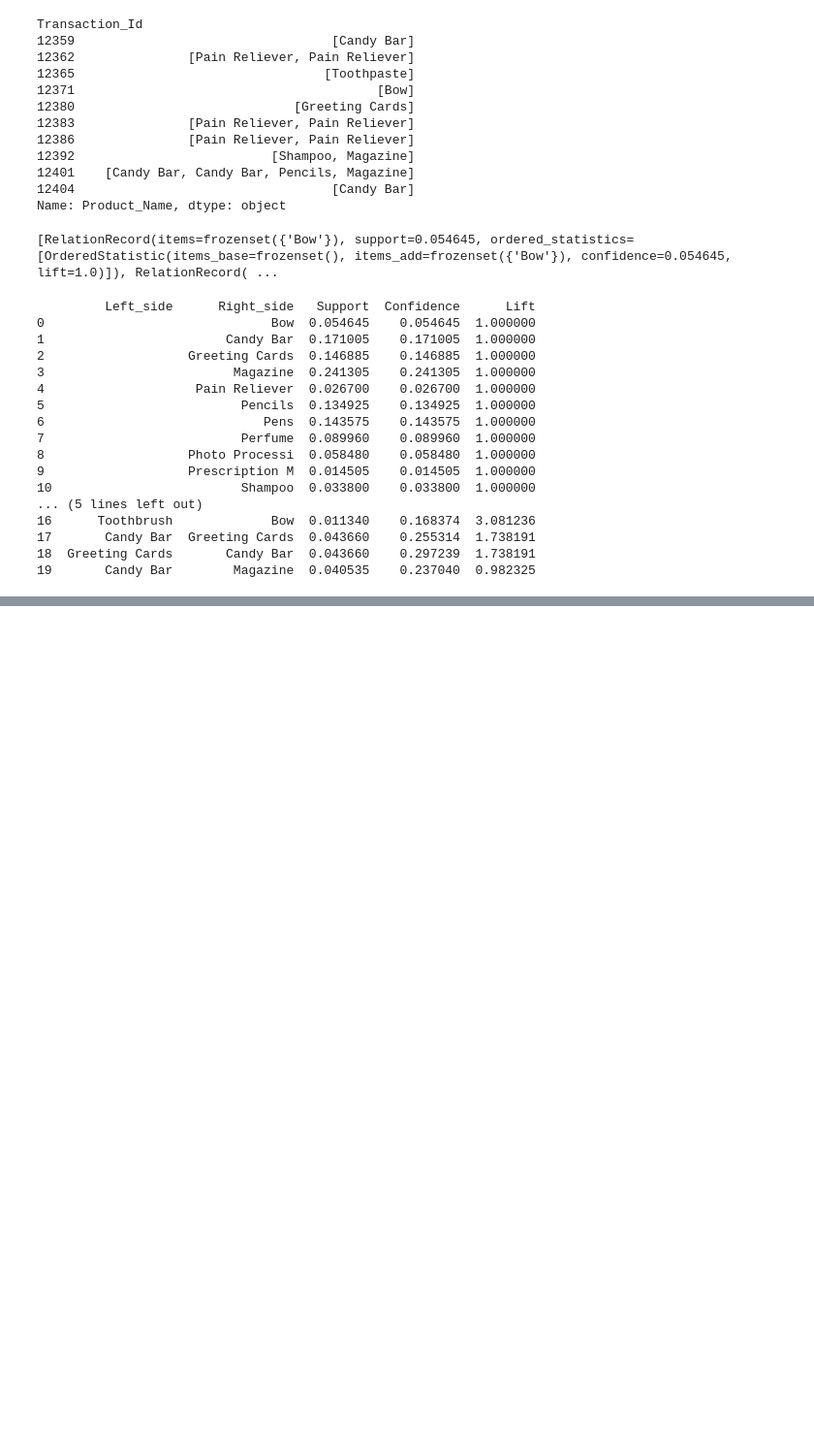
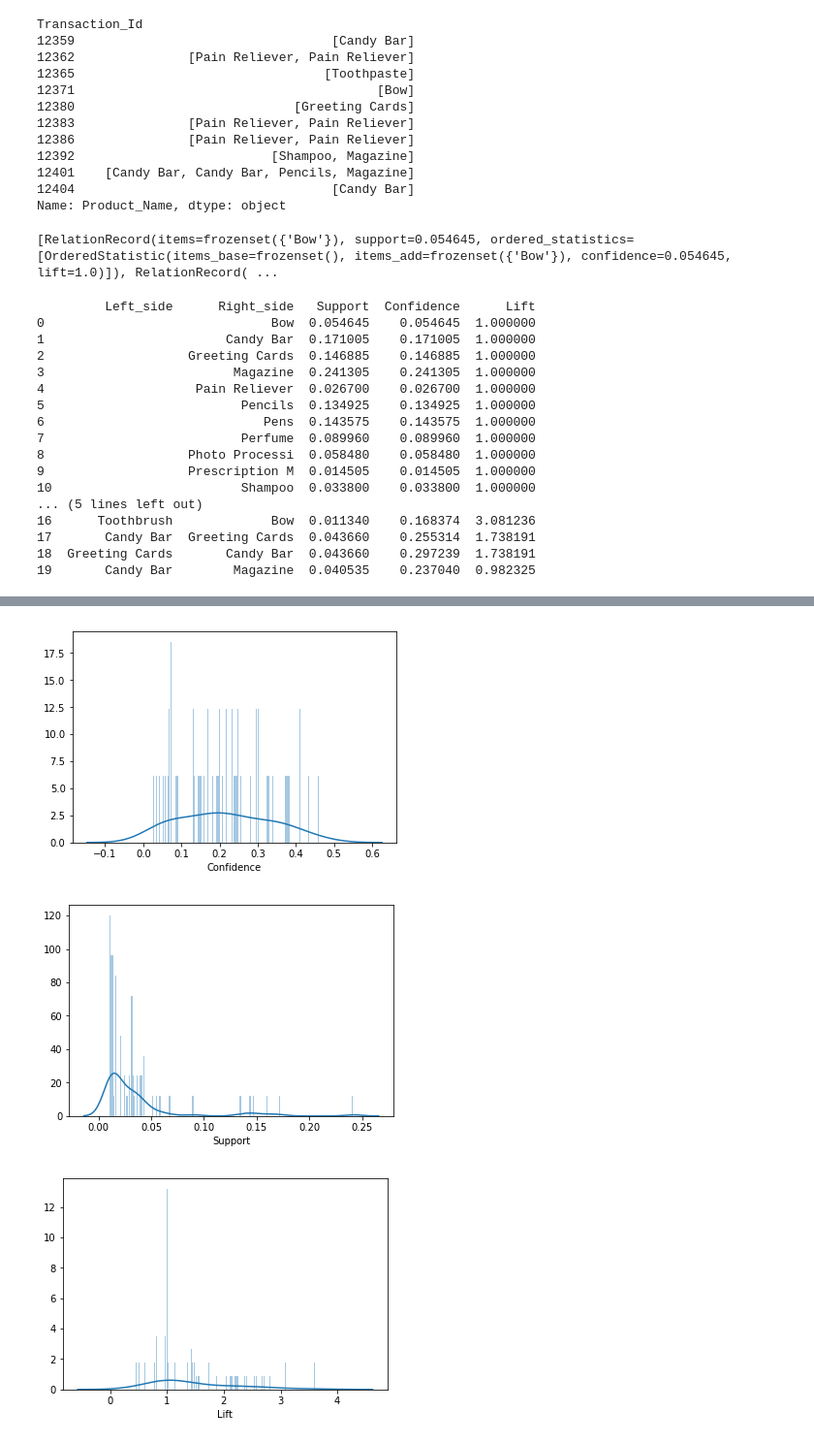
Before and after one commit to MaxEdman/IFN645_CaseStudy2, a Jupyter notebook: Tastk4 Association.ipynb, the cells around one changed output, grey strips where cells are left out. Shown at 97% size. Drawn from its saved outputs; the diff is of its cells as text; code cells hidden in the pictures; blank space fills up the shorter version.

Commit message:
added graphs and continued association work

```diff
--- a/Tastk4 Association.ipynb
+++ b/Tastk4 Association.ipynb
@@ -2,7 +2,7 @@
 import pandas as pd
 
 # load the bank transaction dataset
-df = pd.read_csv('Casestudy2-Data-Py/pos_transactions.csv')
+df = pd.read_csv('datasets/pos_transactions.csv')
 
 # info and the first 10 transactions
 print(df.info())
@@ -107,0 +108,3 @@ print(result_df.head(10))
+# %%
+result_df = result_df.sort_values(by='Confidence', ascending=False)
+print(result_df.head(10))
@@ -107,0 +123,18 @@ print(result_df.head(10))
+# %%
+import seaborn as sns
+import matplotlib.pyplot as plt
+%matplotlib inline
+
+
+conf_dist = sns.distplot(result_df['Confidence'].dropna(), bins=200)
+plt.show()
+
+support_dist = sns.distplot(result_df['Support'].dropna(), bins=200)
+plt.show()
+
+lift_dist = sns.distplot(result_df['Lift'].dropna(), bins=200)
+plt.show()
+# %% [output]
+[figure, added]
+[figure, added]
+[figure, added]
```
Also changed, not shown: parts of 4 cells of this notebook.
